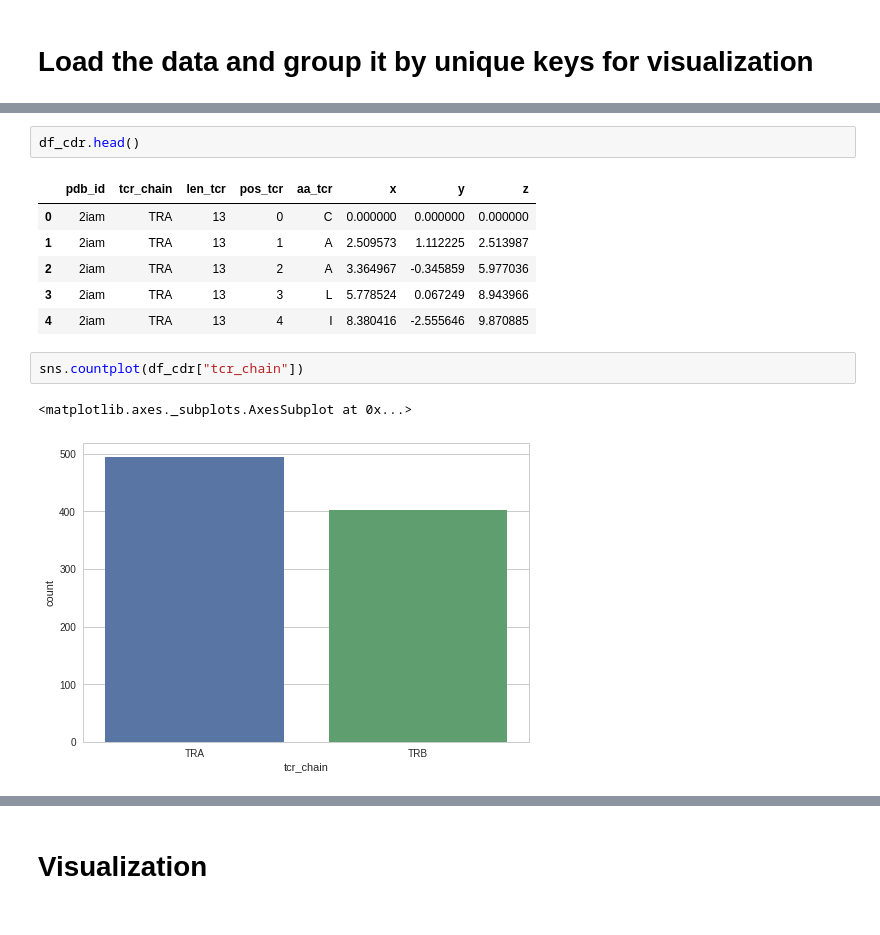
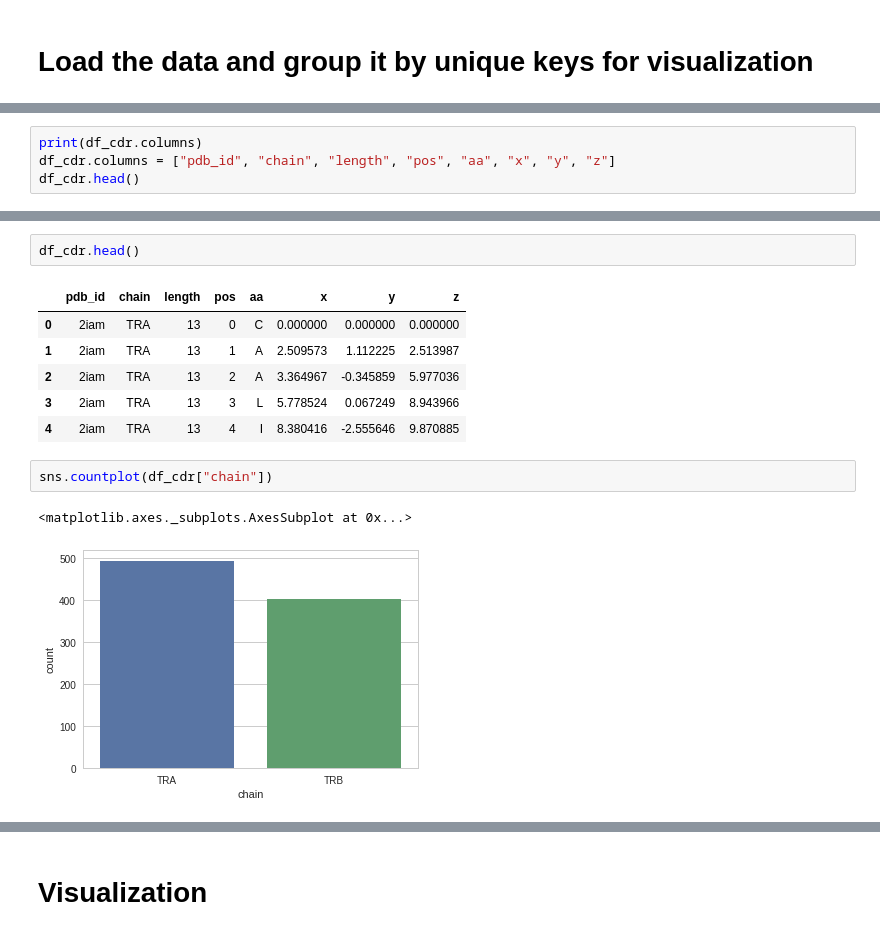
Before and after one commit to antigenomics/tcr-pmhc-study, a Jupyter notebook: loop_model/eda.ipynb, the cells around one changed output, grey strips where cells are left out. Cells and saved outputs as stored; diff of their text form.

```diff
--- a/loop_model/eda.ipynb
+++ b/loop_model/eda.ipynb
@@ -29,0 +45,4 @@ df_put.head()
+# %%
+print(df_cdr.columns)
+df_cdr.columns = ["pdb_id", "chain", "length", "pos", "aa", "x", "y", "z"]
+df_cdr.head()
@@ -40,15 +102,15 @@ sns.countplot(df_put["chain_id_kmer"], log="y")
 # %%
 df_cdr.head()
 # %% [output]
-|  | pdb_id | tcr_chain | len_tcr | pos_tcr | aa_tcr | x | y | z |
+|  | pdb_id | chain | length | pos | aa | x | y | z |
 | 0 | 2iam | TRA | 13 | 0 | C | 0.000000 | 0.000000 | 0.000000 |
 | 1 | 2iam | TRA | 13 | 1 | A | 2.509573 | 1.112225 | 2.513987 |
 | 2 | 2iam | TRA | 13 | 2 | A | 3.364967 | -0.345859 | 5.977036 |
 | 3 | 2iam | TRA | 13 | 3 | L | 5.778524 | 0.067249 | 8.943966 |
 | 4 | 2iam | TRA | 13 | 4 | I | 8.380416 | -2.555646 | 9.870885 |
 # %%
-sns.countplot(df_cdr["tcr_chain"])
+sns.countplot(df_cdr["chain"])
 # %% [output]
 <matplotlib.axes._subplots.AxesSubplot at 0x...>
-[figure, old version]
+[figure, new version]
 # %%
```
Also changed, not shown: parts of 30 cells of this notebook.
